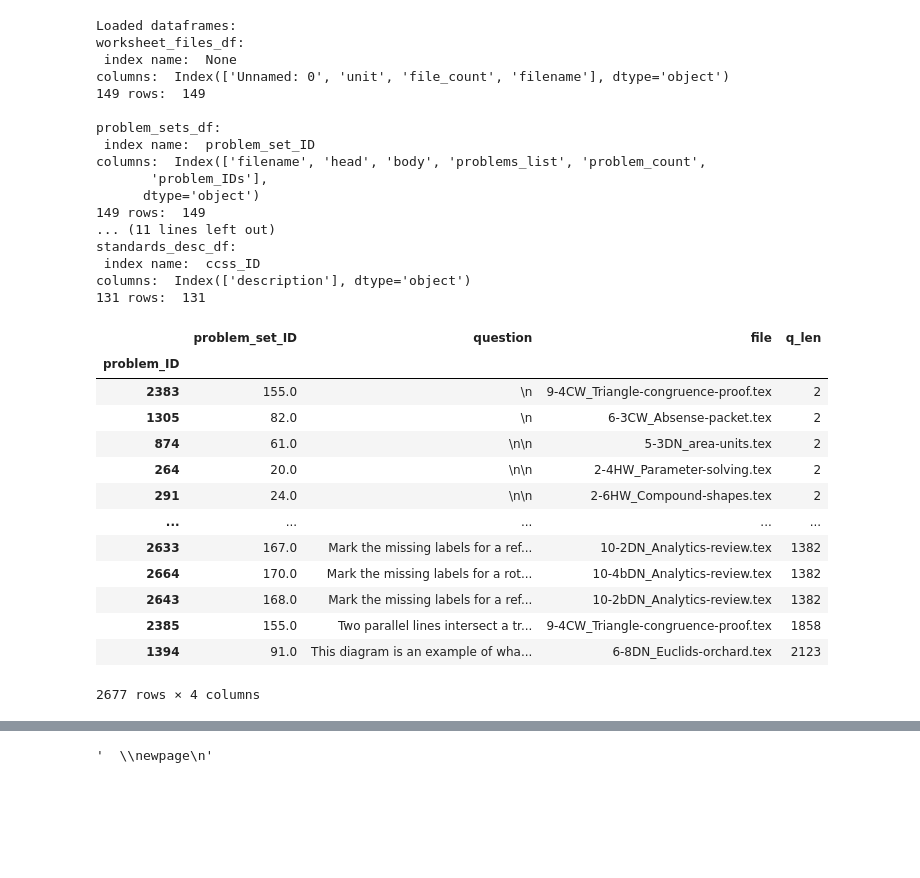
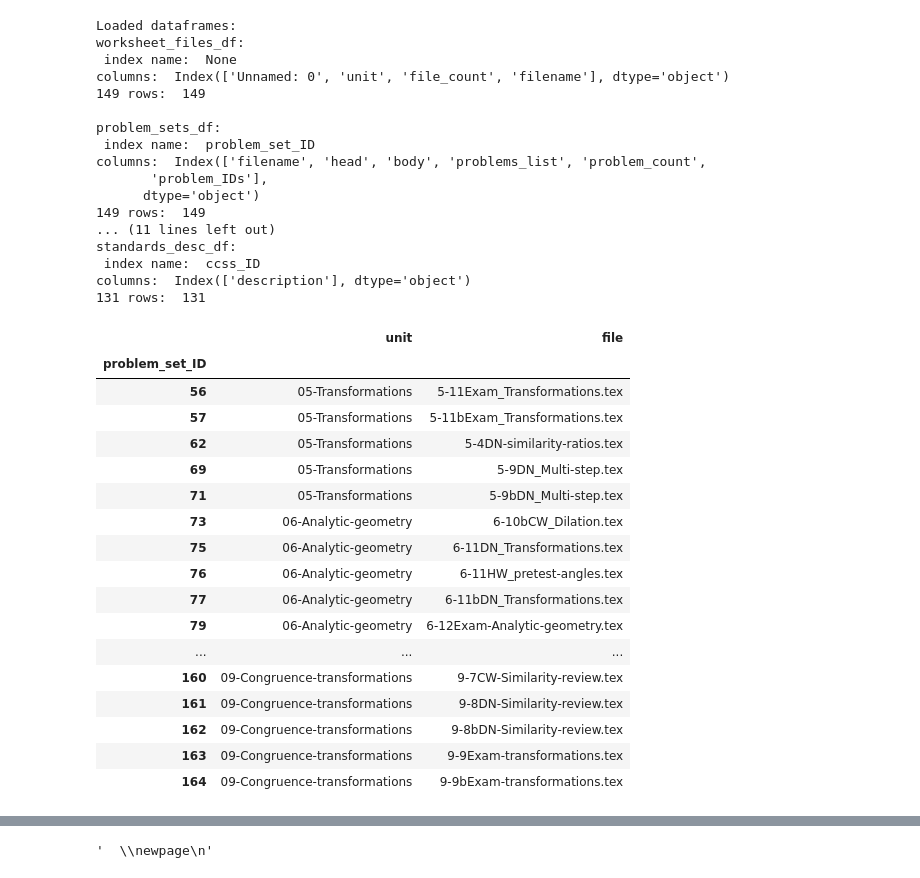
Before and after one commit to chrishuson/mathai, a Jupyter notebook: src/notes.ipynb, the cells around one changed output, grey strips where cells are left out. Drawn from its saved outputs; the diff is of its cells as text; code cells hidden in the pictures; blank space fills up the shorter version.

```diff
--- a/src/notes.ipynb
+++ b/src/notes.ipynb
@@ -237,20 +237,24 @@ p_df = parse_problem_sets(pset_df)
 p_df['file'] = p_df.problem_set_ID.apply(lambda x: pset_df.loc[x, 'file'])
 p_df['q_len'] = p_df.question.str.len()
 p_df.sort_values('q_len', inplace=True)
-# %%
-p_df
-# %% [output]
-|  | problem_set_ID | question | file | q_len |
-| problem_ID |  |  |  |  |
-| 2383 | 155.0 | \n | 9-4CW_Triangle-congruence-proof.tex | 2 |
-| 1305 | 82.0 | \n | 6-3CW_Absense-packet.tex | 2 |
-| 874 | 61.0 | \n\n | 5-3DN_area-units.tex | 2 |
-| 264 | 20.0 | \n\n | 2-4HW_Parameter-solving.tex | 2 |
-| 291 | 24.0 | \n\n | 2-6HW_Compound-shapes.tex | 2 |
-| ... | ... | ... | ... | ... |
-| 2633 | 167.0 | Mark the missing labels for a ref... | 10-2DN_Analytics-review.tex | 1382 |
-| 2664 | 170.0 | Mark the missing labels for a rot... | 10-4bDN_Analytics-review.tex | 1382 |
-| 2643 | 168.0 | Mark the missing labels for a ref... | 10-2bDN_Analytics-review.tex | 1382 |
-| 2385 | 155.0 | Two parallel lines intersect a tr... | 9-4CW_Triangle-congruence-proof.tex | 1858 |
-| 1394 | 91.0 | This diagram is an example of wha... | 6-8DN_Euclids-orchard.tex | 2123 |
-2677 rows × 4 columns
+# %%
+multicol_error_pset_df[['unit', 'file']]
+# %% [output]
+|  | unit | file |
+| problem_set_ID |  |  |
+| 56 | 05-Transformations | 5-11Exam_Transformations.tex |
+| 57 | 05-Transformations | 5-11bExam_Transformations.tex |
+| 62 | 05-Transformations | 5-4DN-similarity-ratios.tex |
+| 69 | 05-Transformations | 5-9DN_Multi-step.tex |
+| 71 | 05-Transformations | 5-9bDN_Multi-step.tex |
+| 73 | 06-Analytic-geometry | 6-10bCW_Dilation.tex |
+| 75 | 06-Analytic-geometry | 6-11DN_Transformations.tex |
+| 76 | 06-Analytic-geometry | 6-11HW_pretest-angles.tex |
+| 77 | 06-Analytic-geometry | 6-11bDN_Transformations.tex |
+| 79 | 06-Analytic-geometry | 6-12Exam-Analytic-geometry.tex |
+| ... | ... | ... |
+| 160 | 09-Congruence-transformations | 9-7CW-Similarity-review.tex |
+| 161 | 09-Congruence-transformations | 9-8DN-Similarity-review.tex |
+| 162 | 09-Congruence-transformations | 9-8bDN-Similarity-review.tex |
+| 163 | 09-Congruence-transformations | 9-9Exam-transformations.tex |
+| 164 | 09-Congruence-transformations | 9-9bExam-transformations.tex |
```
Also changed, not shown: parts of 8 cells of this notebook, 1 other file.
